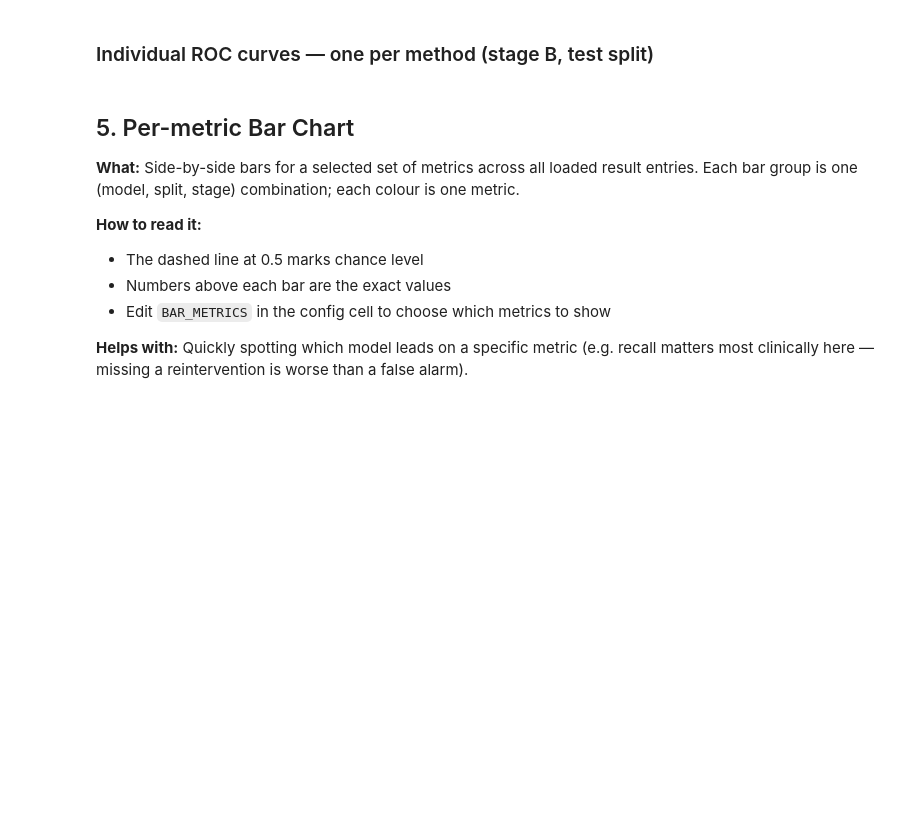
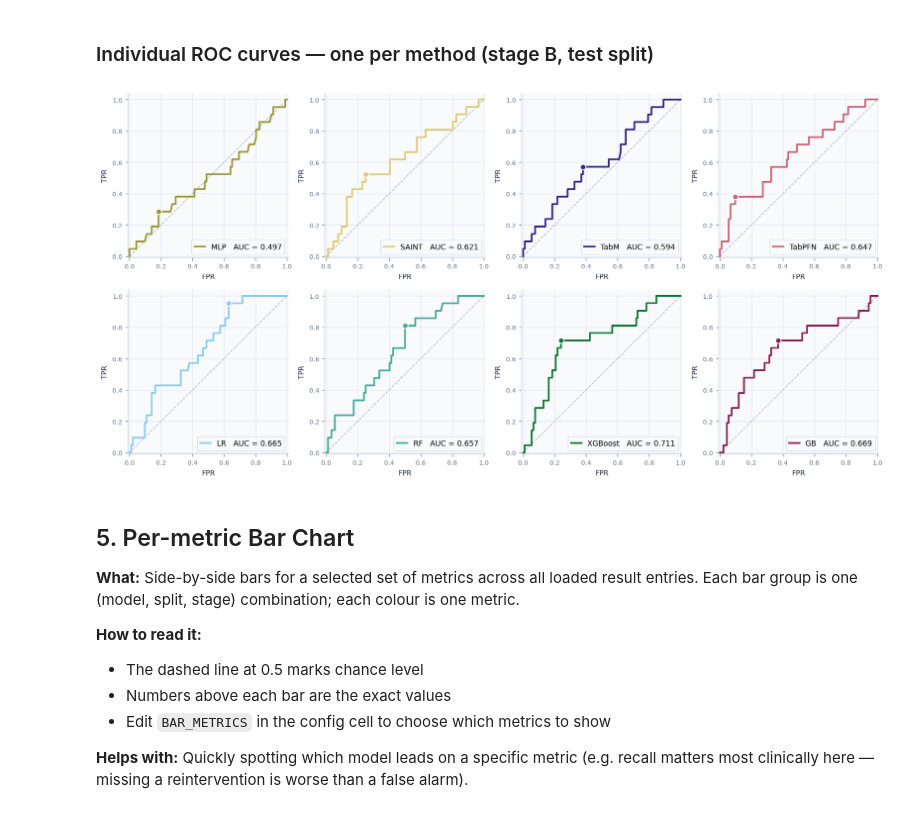
Before and after one commit to MIAGroupUT/TabPredict, a Jupyter notebook: eval/compare_results.ipynb, the cells around one changed output. Drawn from its saved outputs; the diff is of its cells as text; code cells hidden in the pictures; blank space fills up the shorter version.

Commit message:
ROC legend/axis polish; GRANDE dep; fix TabM checkpoint path → Checkpointing 29062026

```diff
--- a/eval/compare_results.ipynb
+++ b/eval/compare_results.ipynb
@@ -23,6 +23,7 @@ import numpy as np
 import pandas as pd
 import matplotlib.pyplot as plt
 import matplotlib.patches as mpatches
+import matplotlib.colors as mcolors
 from matplotlib.ticker import MultipleLocator
 from matplotlib.colors import LinearSegmentedColormap
 from sklearn.metrics import roc_curve, auc as sklearn_auc
@@ -67,21 +68,23 @@ plt.rcParams.update({
     "legend.fontsize":     10,
     "legend.title_fontsize": 10,
     "font.family":         "sans-serif",
+    "pdf.fonttype":        42,
+    "svg.fonttype":        "none",
 })
 
-# Curated palette — distinct, colourblind-safe, ordered by visibility
 _PALETTE = [
-    "#2563EB",  # blue
-    "#DC2626",  # red
-    "#16A34A",  # green
-    "#D97706",  # amber
-    "#7C3AED",  # violet
-    "#DB2777",  # pink
-    "#0891B2",  # cyan
-    "#EA580C",  # orange
-    "#65A30D",  # lime
-    "#475569",  # slate
+    "#999933",  # Paul Tol Muted – olive
+    "#DDCC77",  # Paul Tol Muted – sand
+    "#332288",  # Paul Tol Muted – indigo
+    "#CC6677",  # Paul Tol Muted – rose
+    "#88CCEE",  # Paul Tol Muted – cyan
+    "#44AA99",  # Paul Tol Muted – teal
+    "#117733",  # Paul Tol Muted – green
+    "#882255",  # Paul Tol Muted – wine
+    "#AA4499",  # Paul Tol Muted – purple
+    "#DDDDDD",  # Paul Tol Muted – pale grey
 ]
+ROC_FILL = False  # True → shaded AUC area under ROC/PR curves; False → lines only
 
 # Pastel colormaps for the table gradients
 _CMAP_AUC = LinearSegmentedColormap.from_list(
@@ -525,38 +810,38 @@ def plot_roc_grid(preds, result_dirs, run_order=None, figsize=(14, 7)):
         fpr, tpr, _ = roc_curve(yt, yp)
         roc_auc = sklearn_auc(fpr, tpr)
 
-        ax.fill_between(fpr, tpr, alpha=0.12, color=color, zorder=1)
+        ax.fill_between(fpr, tpr, alpha=0.12 if ROC_FILL else 0.0, color=color, zorder=1)
         ax.plot(fpr, tpr, color=color, lw=2.2, zorder=3,
                 label=f"{run}   AUC = {roc_auc:.3f}")
 
         best_idx = np.argmax(tpr - fpr)
         ax.scatter(fpr[best_idx], tpr[best_idx], s=48, color=color,
                    zorder=5, edgecolors="white", linewidths=1.1)
 
         ax.plot([0, 1], [0, 1], "--", color="#94A3B8", lw=1.0, alpha=0.7, zorder=2)
 
         ax.set_xlim([-0.01, 1.01])
         ax.set_ylim([-0.01, 1.04])
         ax.set_xlabel("FPR", labelpad=5, fontsize=9)
         ax.set_ylabel("TPR", labelpad=5, fontsize=9)
         ax.tick_params(labelsize=8)
 
         leg = ax.legend(loc="lower right", fontsize=9.5, framealpha=0.96,
                         edgecolor=_SPINE, fancybox=False, handlelength=1.4)
         leg.get_frame().set_linewidth(0.7)
 
     for j in range(len(runs), len(axes)):
         axes[j].set_visible(False)
 
     plt.tight_layout(pad=1.0, h_pad=1.2, w_pad=0.8)
     return fig
 
 
 # Row 0: differentiable   Row 1: classical
-_GRID_ORDER = ["MLP", "SAINT", "TabM", "TabPFN", "LR", "RF", "XGBoost", "GB"]
-
 fig_roc_grid = plot_roc_grid(preds, RESULT_DIRS, run_order=_GRID_ORDER, figsize=(14, 7))
 fig_roc_grid.savefig(f"{OUTPUT_DIR}/ROC_grid.pdf", bbox_inches='tight')
+# %% [output]
+[figure, added]
 # %% [markdown]
 ## 5. Per-metric Bar Chart
 
```
Also changed, not shown: parts of 19 cells of this notebook, 2 other files.
